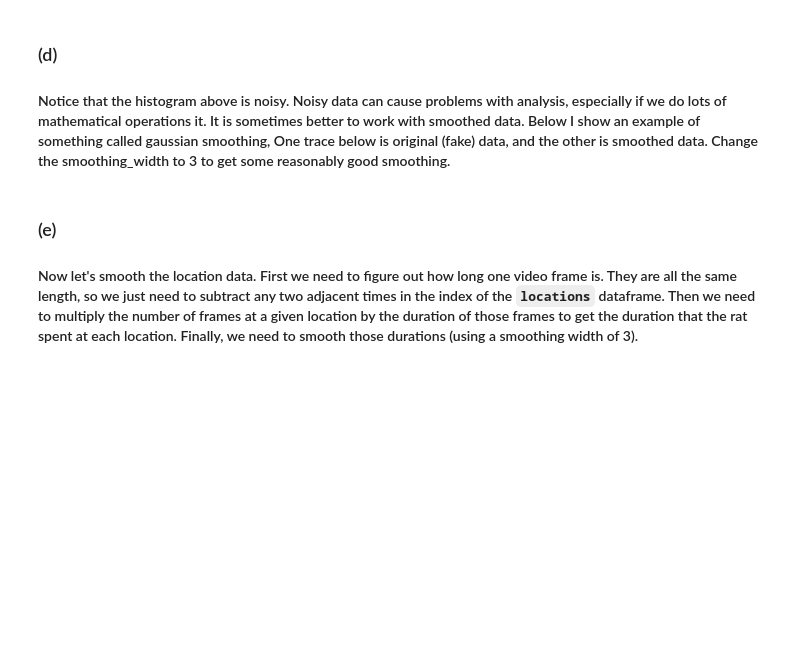
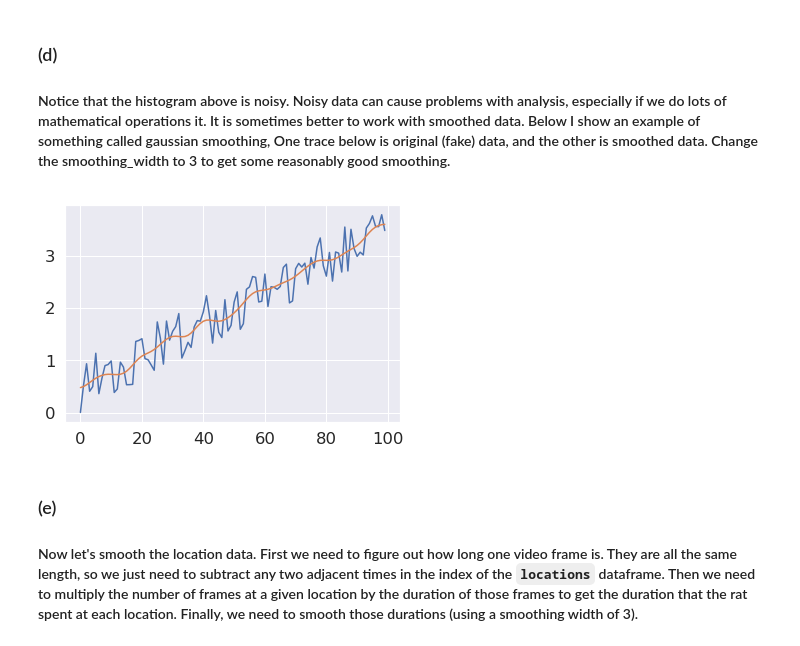
Before and after one commit to charlymccown/MAT494, a Jupyter notebook: neural_coding_exercises_HW5.ipynb, the cells around one changed output. Saved outputs shown, nothing was run; the diff lists cells and outputs as text; code cells hidden in the pictures; blank space fills up the shorter version.

```diff
--- a/neural_coding_exercises_HW5.ipynb
+++ b/neural_coding_exercises_HW5.ipynb
@@ -64,10 +97,12 @@ bin_centers = bin_centers.round(3)
 # %%
 from scipy.ndimage.filters import gaussian_filter
 noisy = np.linspace(0,3,100) + np.random.rand(100)
-smoothing_width = ...
+smoothing_width = 3
 smooth = gaussian_filter(noisy, smoothing_width)
 plt.plot(noisy) # The blue trace
 plt.plot(smooth); # The orange trace
+# %% [output]
+[figure, added]
 # %% [markdown]
 ### (e)
 #### Now let's smooth the location data.  First we need to figure out how long one video frame is.  They are all the same length, so we just need to subtract any two adjacent times in the index of the `locations` dataframe.  Then we need to multiply the number of frames at a given location by the duration of those frames to get the duration that the rat spent at each location.  Finally, we need to smooth those durations (using a smoothing width of 3).
```
Also changed, not shown: parts of 29 cells of this notebook.
